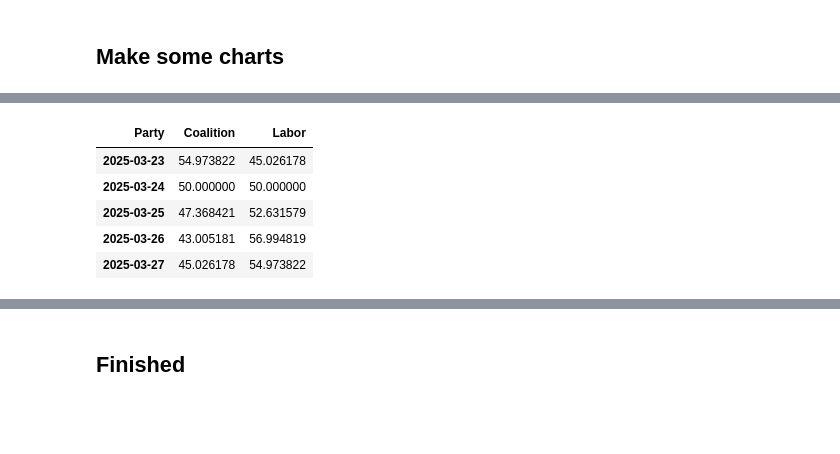
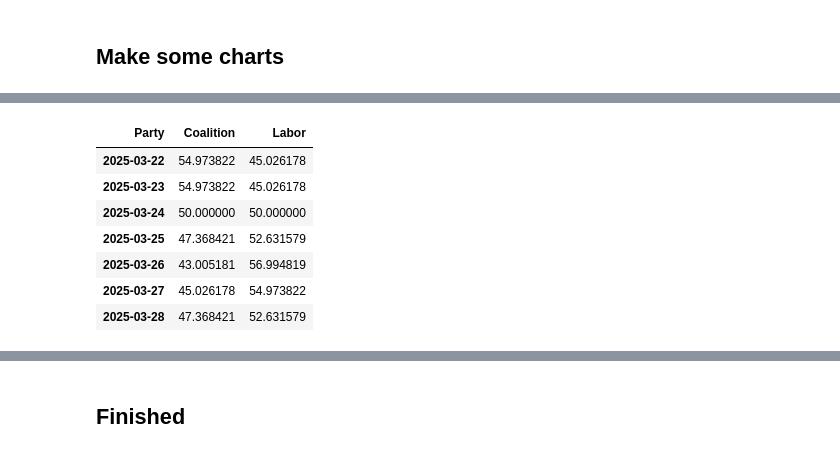
Before and after one commit to bpalmer4/Australian-Federal-Election-2025, a Jupyter notebook: notebooks/_chart-election-winner-at-sportsbet.ipynb, the cells around one changed output, grey strips where cells are left out. Drawn from its saved outputs; the diff is of its cells as text; code cells hidden in the pictures; blank space fills up the shorter version.

```diff
--- a/notebooks/_chart-election-winner-at-sportsbet.ipynb
+++ b/notebooks/_chart-election-winner-at-sportsbet.ipynb
@@ -103,24 +96,26 @@ for start in (None, "2024-11-02"):
 # %%
 def convert(odds: pd.DataFrame) -> pd.DataFrame:
     # get raw probabilities
     raw_probs = 1 / odds
 
     # remove the bookmakers over-round
     total = raw_probs.sum(axis=1)
     adj_probs = raw_probs.div(total, axis=0)
 
     return adj_probs
 adj_probs = convert(data) * 100
 
 if SHOW:
-    display(adj_probs.tail())
+    display(adj_probs.tail(7))
 # %% [output]
 | Party | Coalition | Labor |
+| 2025-03-22 | 54.973822 | 45.026178 |
 | 2025-03-23 | 54.973822 | 45.026178 |
 | 2025-03-24 | 50.000000 | 50.000000 |
 | 2025-03-25 | 47.368421 | 52.631579 |
 | 2025-03-26 | 43.005181 | 56.994819 |
 | 2025-03-27 | 45.026178 | 54.973822 |
+| 2025-03-28 | 47.368421 | 52.631579 |
 # %%
 for start in (None, "2024-11-02"):
     ax = None
```
Also changed, not shown: parts of 3 cells of this notebook.
